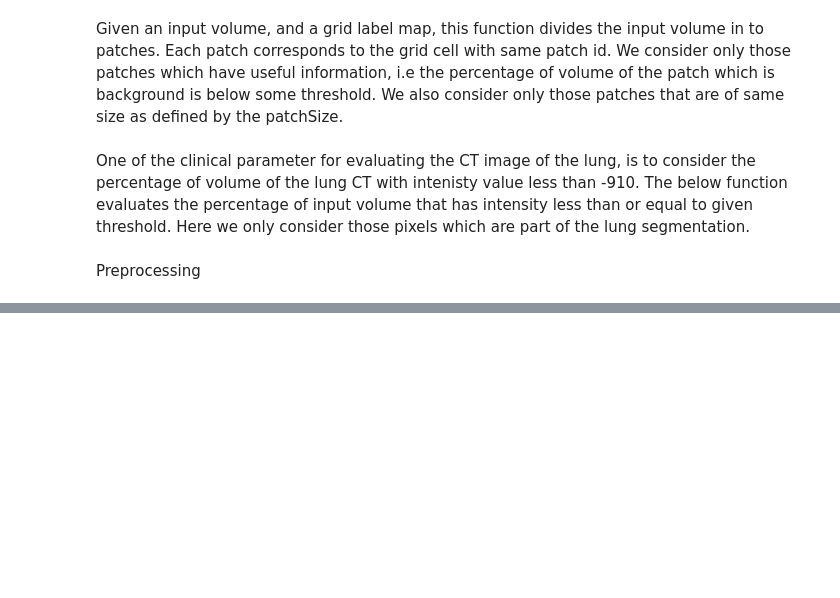
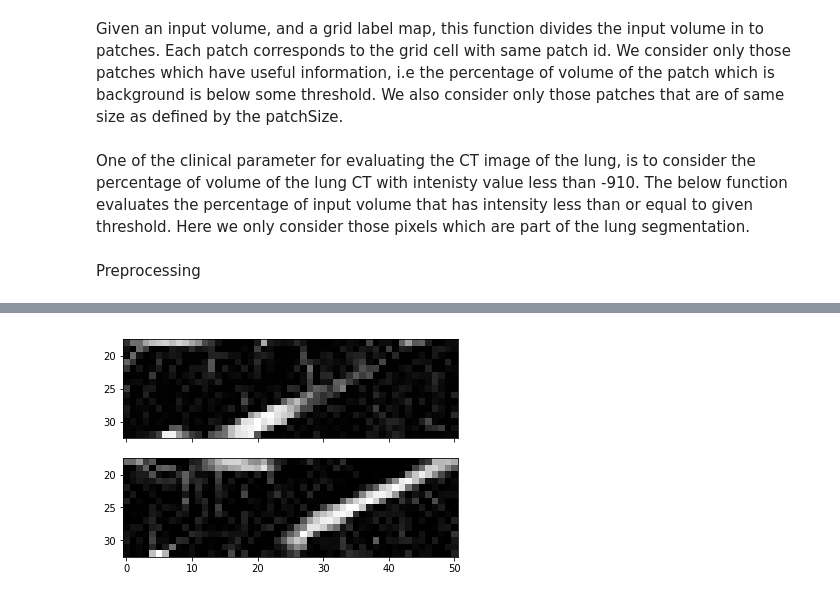
Before and after one commit to sumedhasingla/BatmanLab, a Jupyter notebook: Kaggle Challenge/PreprocessingPipeline.ipynb, the cells around one changed output, grey strips where cells are left out. Cells and saved outputs as stored; diff of their text form; code cells hidden in the pictures; blank space fills up the shorter version.

```diff
--- a/Kaggle Challenge/PreprocessingPipeline.ipynb
+++ b/Kaggle Challenge/PreprocessingPipeline.ipynb
@@ -211,0 +362,12 @@ for fileRoot, directories, files in os.walk(directory):
+# %%
+            #printitng slices from one patch
+            n,c = patches.shape
+            patchNo = int(n/2)
+            patch = patches[patchNo,:]
+            patch = np.resize(patch, (51,51,15))
+            f, axarr = plt.subplots(2, sharex=True)
+            axarr[0].imshow(patch[:,:,10], cmap=plt.cm.Greys_r)
+            axarr[1].imshow(patch[:,:,14], cmap=plt.cm.Greys_r)
+            plt.show()
+# %% [output]
+[figure, added]
```
Also changed, not shown: parts of 23 cells of this notebook.
